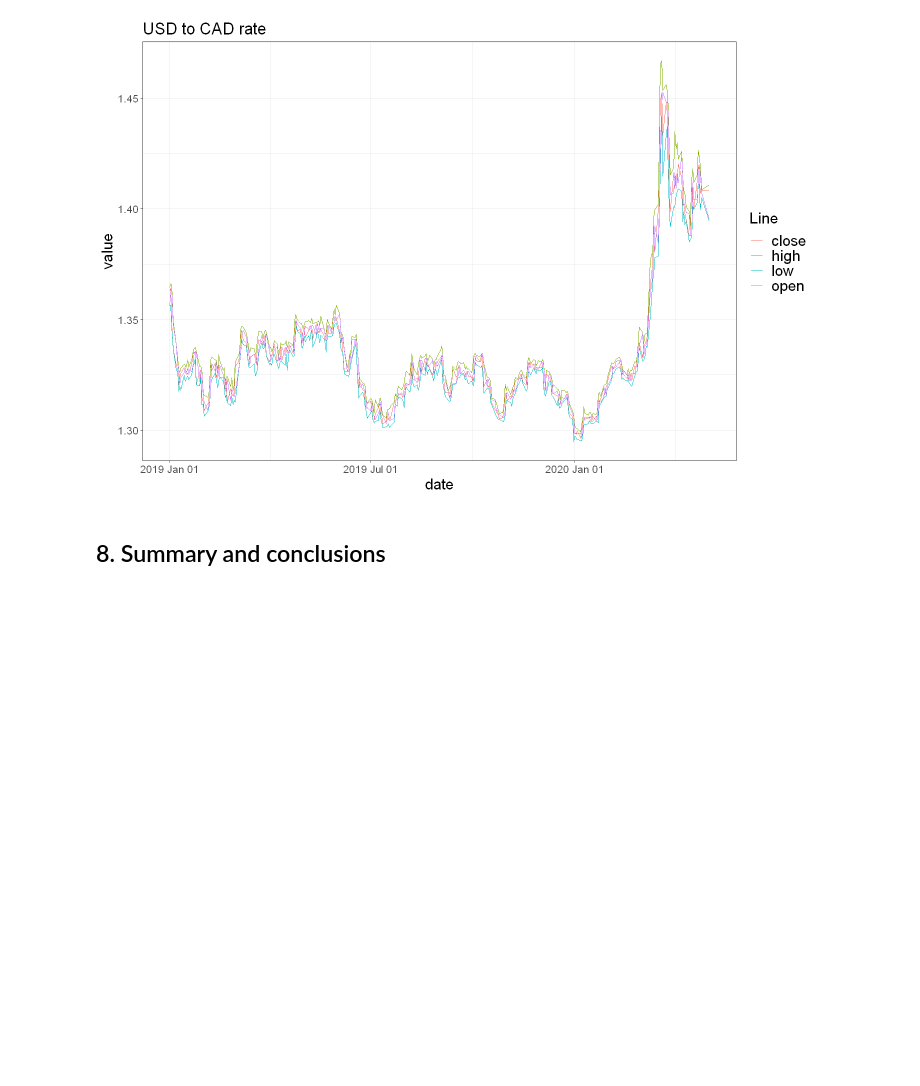
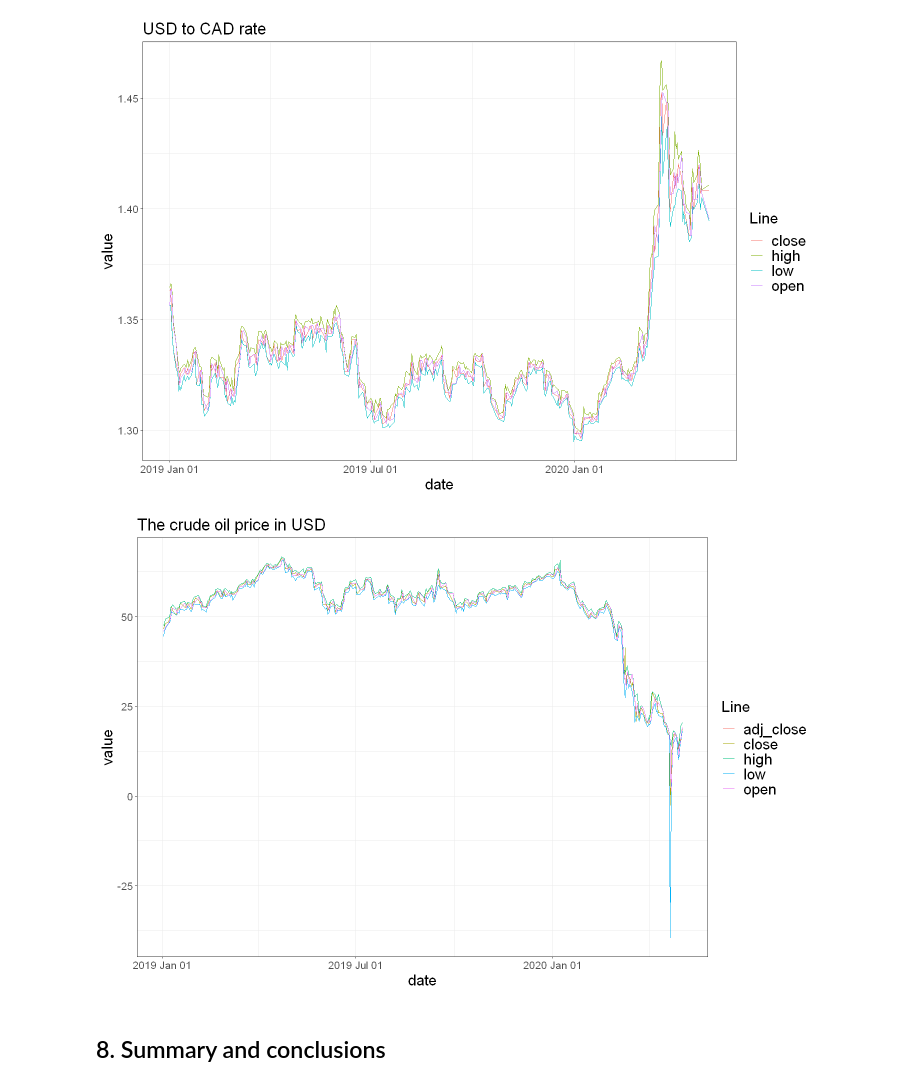
Before and after one commit to flizhou/CAD_USD_exchange_rate_predictor, a Jupyter notebook: scripts/eda.ipynb, the cells around one changed output. Cells and saved outputs as stored; diff of their text form; code cells hidden in the pictures; blank space fills up the shorter version.

Commit message:
Added crude oil data in eda #3

```diff
--- a/scripts/eda.ipynb
+++ b/scripts/eda.ipynb
@@ -119,0 +104,16 @@ Classes 'tbl_df', 'tbl' and 'data.frame':       20004 obs. of  3 variables:
+# %%
+res <- GET("https://query1.finance.yahoo.com/v7/finance/download/CL=F",
+           query = list(period1 = as.integer(as.POSIXct(as.Date("2019/1/1"))),
+                        period2 = as.integer(as.POSIXct(Sys.Date())),
+                        interval = "1d",
+                        events = "history"))
+# %%
+oil_df <- read_csv(content(res, "text"))
+colnames(oil_df) <- c("date", "open", "high", "low", "close", "adj_close", "volume")
+crud_oil <- oil_df %>%
+    filter(open != "null") %>%
+    mutate_all(as.double)
+crud_oil$date <- oil_df %>%
+    filter(open != "null") %>%
+    pull(date)
+head(crud_oil)
@@ -256,5 +265,16 @@ usd_to_cad %>%
          color = "Line") + t
 # %% [output]
 [figure]
+# %%
+crud_oil %>%
+    gather("term", "value", - date, - volume) %>%
+    ggplot(aes(date, value, color = term)) +
+    geom_line() +
+    scale_x_date(date_labels = "%Y %b %d") +
+    theme_bw() +
+    labs(title = "The crude oil price in USD",
+         color = "Line") + t
+# %% [output]
+[figure, added]
 # %% [markdown]
 ## 8. Summary and conclusions
```
Also changed, not shown: parts of 10 cells of this notebook, 1 other file.
